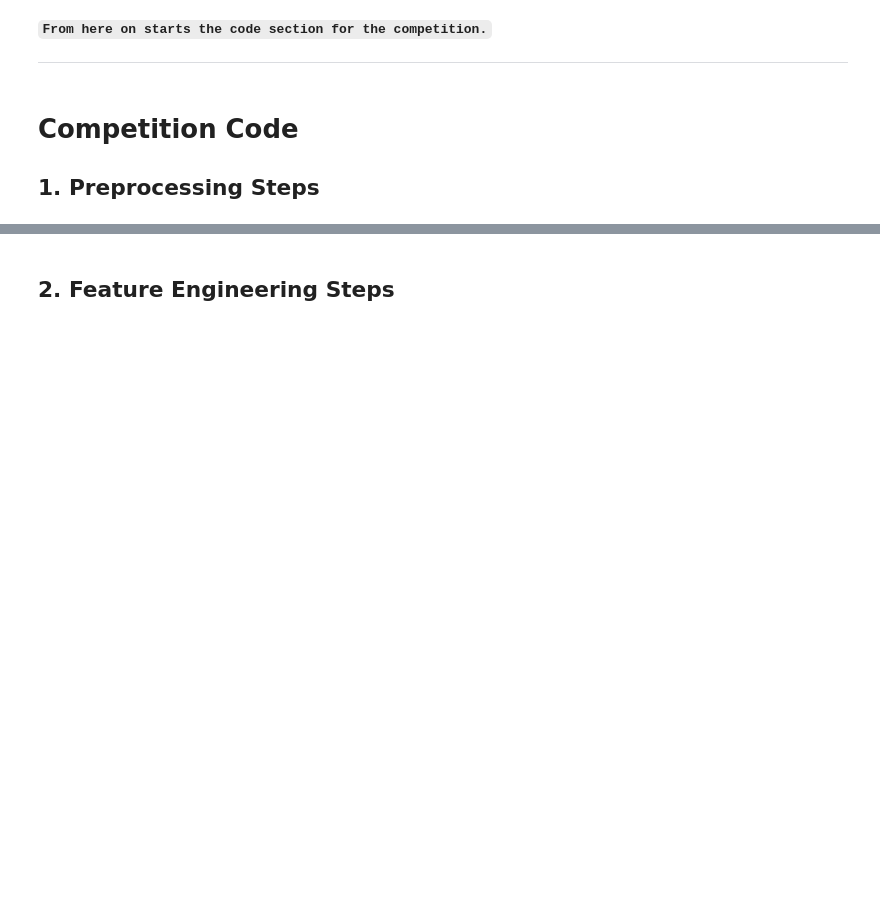
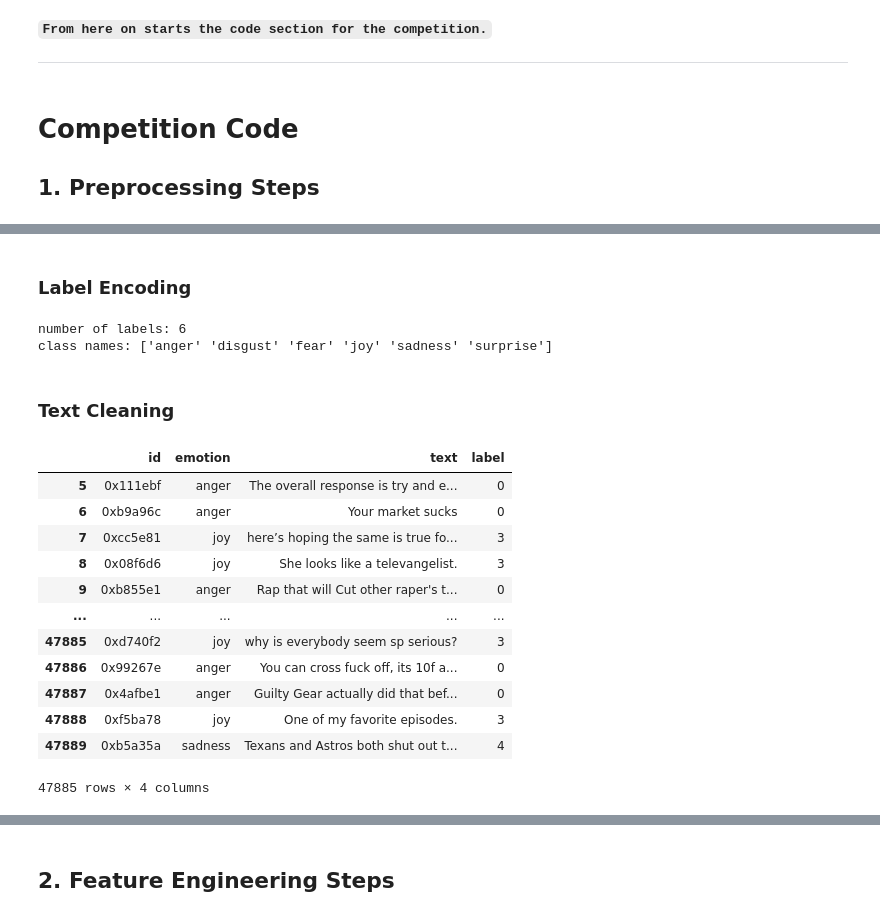
Before and after one commit to bbswei/DM2025-Lab2-Exercise, a Jupyter notebook: DM2025-Lab2-Homework.ipynb, the cells around one changed output, grey strips where cells are left out. Cells and saved outputs as stored; diff of their text form; code cells hidden in the pictures; blank space fills up the shorter version.

```diff
--- a/DM2025-Lab2-Homework.ipynb
+++ b/DM2025-Lab2-Homework.ipynb
@@ -151,0 +105,3 @@ Markdown Syntax to Add Image: `![Description of the Image](./your_local_folder/n
+# %%
+train_df = pd.read_csv("./train_processed.csv")
+test_df = pd.read_csv("./test_processed.csv")
@@ -151,0 +119,45 @@ Markdown Syntax to Add Image: `![Description of the Image](./your_local_folder/n
+# %% [markdown]
+### Label Encoding
+# %%
+label_encoder = LabelEncoder()
+train_df['label'] = label_encoder.fit_transform(train_df['emotion'])
+num_labels = len(label_encoder.classes_)
+class_names = label_encoder.classes_
+print(f"\nnumber of labels: {num_labels}\nclass names: {class_names}")
+# %% [output]
+number of labels: 6
+class names: ['anger' 'disgust' 'fear' 'joy' 'sadness' 'surprise']
+# %% [markdown]
+### Text Cleaning
+# %%
+def clean_text(text: str) -> str:
+    """
+    替換 URLs, Mentions 和 Emojis。
+    """
+    if pd.isna(text) or not isinstance(text, str):
+        return ""
+    text = re.sub(r"@\w+", " <USER> ", text)
+    text = re.sub(r"http\S+|www\S+", " <URL> ", text)
+    text = emoji.demojize(text, delimiters=(" ", " "))
+    text = re.sub(r"\s+", " ", text).strip()
+
+    return text
+# %%
+train_df['text'] = train_df['text'].apply(clean_text)
+test_df['text'] = test_df['text'].apply(clean_text)
+# %%
+train_df[5:]
+# %% [output]
+|  | id | emotion | text | label |
+| 5 | 0x111ebf | anger | The overall response is try and e... | 0 |
+| 6 | 0xb9a96c | anger | Your market sucks | 0 |
+| 7 | 0xcc5e81 | joy | here’s hoping the same is true fo... | 3 |
+| 8 | 0x08f6d6 | joy | She looks like a televangelist. | 3 |
+| 9 | 0xb855e1 | anger | Rap that will Cut other raper's t... | 0 |
+| ... | ... | ... | ... | ... |
+| 47885 | 0xd740f2 | joy | why is everybody seem sp serious? | 3 |
+| 47886 | 0x99267e | anger | You can cross fuck off, its 10f a... | 0 |
+| 47887 | 0x4afbe1 | anger | Guilty Gear actually did that bef... | 0 |
+| 47888 | 0xf5ba78 | joy | One of my favorite episodes. | 3 |
+| 47889 | 0xb5a35a | sadness | Texans and Astros both shut out t... | 4 |
+47885 rows × 4 columns
```
Also changed, not shown: parts of 30 cells of this notebook.
